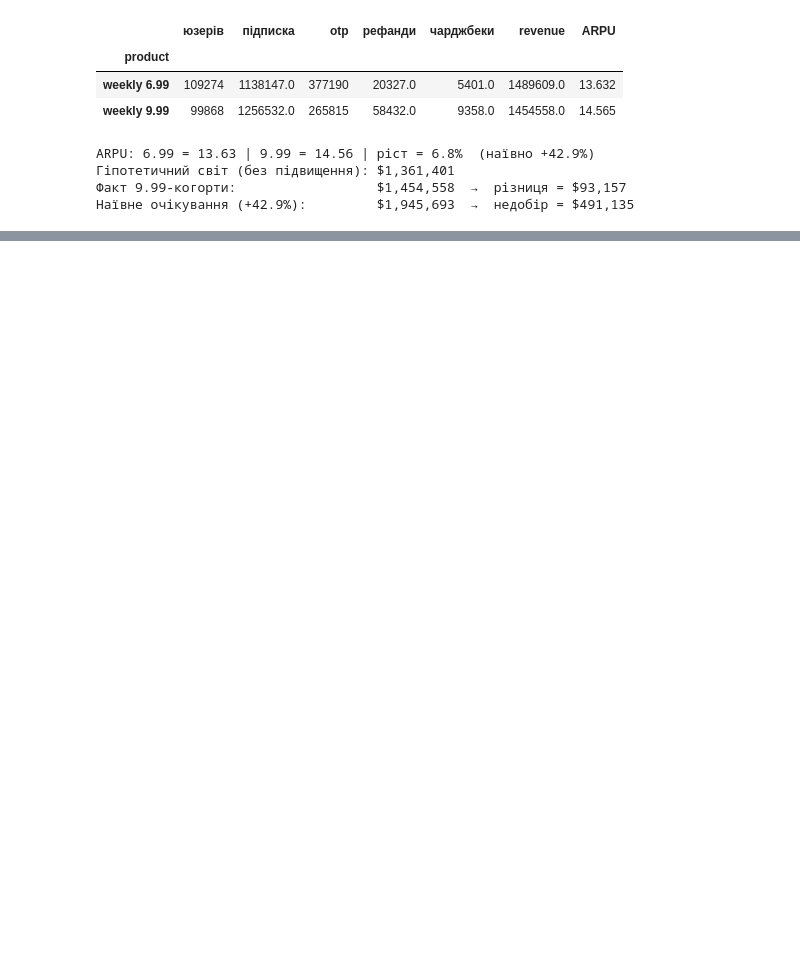
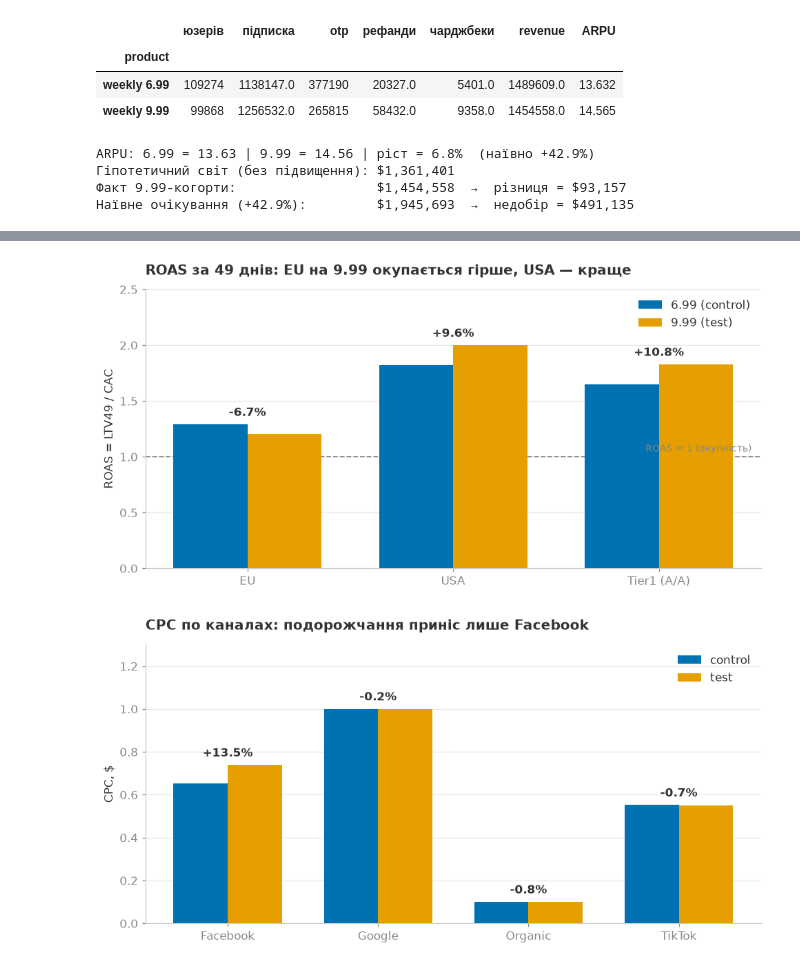
Before and after one commit to Trigger111/amo-case-nepop, a Jupyter notebook: amo_case_analysis.ipynb, the cells around one changed output, grey strips where cells are left out. Cells and saved outputs as stored; diff of their text form; code cells hidden in the pictures; blank space fills up the shorter version.

```diff
--- a/amo_case_analysis.ipynb
+++ b/amo_case_analysis.ipynb
@@ -892,0 +963,12 @@ ARPU: 6.99 = 13.63 | 9.99 = 14.56 | ріст = 6.8%  (наївно +42.9%)
+# %%
+df_marketing_spend_data['date'] = pd.to_datetime(df_marketing_spend_data['date'])
+
+# 1) какой период покрывают расходы?
+display(df_marketing_spend_data['date'].agg(['min', 'max']))
+
+# 2) структура: каналы × регионы × группы
+display(df_marketing_spend_data.groupby(['channel', 'country_group', 'group']).size())
+
+# 3) деньги: спенд по регион × группа + CPC по группам
+display(df_marketing_spend_data.groupby(['country_group', 'group'])['spend'].sum())
+display(df_marketing_spend_data.groupby('group').apply(lambda g: g['spend'].sum() / g['clicks'].sum()))
@@ -892,0 +1076,36 @@ ARPU: 6.99 = 13.63 | 9.99 = 14.56 | ріст = 6.8%  (наївно +42.9%)
+# %%
+# --- Графіки Блоку 4 ---
+
+# Графік 1: ROAS по регіонах
+regs = ['EU', 'USA', 'Tier1']
+fig, ax = plt.subplots(figsize=(9, 4.6)); x = np.arange(3); w = 0.36
+ax.bar(x - w/2, roas.loc[regs, 'control'], w, color=C699, label='6.99 (control)', zorder=3)
+ax.bar(x + w/2, roas.loc[regs, 'test'],    w, color=C999, label='9.99 (test)', zorder=3)
+for i, r in enumerate(regs):
+    ax.annotate(f"{delta_roas[r]:+.1f}%", (i, max(roas.loc[r])), textcoords='offset points',
+                xytext=(0, 8), ha='center', fontweight='bold')
+ax.axhline(1.0, ls='--', lw=1.2, color=CMUT)
+ax.annotate('ROAS = 1 (окупність)', (2.45, 1.0), textcoords='offset points', xytext=(0, 5),
+            ha='right', fontsize=9, color=CMUT)
+ax.set_xticks(x); ax.set_xticklabels(['EU', 'USA', 'Tier1 (A/A)'])
+ax.set_title('ROAS за 49 днів: EU на 9.99 окупається гірше, USA — краще', fontweight='bold', pad=14, loc='left')
+ax.set_ylabel('ROAS = LTV49 / CAC'); ax.set_ylim(0, roas.values.max() * 1.25)
+ax.grid(axis='y'); ax.set_axisbelow(True); ax.legend(frameon=False)
+plt.tight_layout(); plt.show()
+
+# Графік 2: CPC по каналах
+chs = list(cpc_ch.index)
+fig, ax = plt.subplots(figsize=(9, 4.6)); x = np.arange(len(chs)); w = 0.36
+ax.bar(x - w/2, cpc_ch['control'], w, color=C699, label='control', zorder=3)
+ax.bar(x + w/2, cpc_ch['test'],    w, color=C999, label='test', zorder=3)
+for i, c in enumerate(chs):
+    ax.annotate(f"{cpc_ch.loc[c, 'Δ_%']:+.1f}%", (i, max(cpc_ch.loc[c, ['control', 'test']])),
+                textcoords='offset points', xytext=(0, 8), ha='center', fontweight='bold')
+ax.set_xticks(x); ax.set_xticklabels(chs)
+ax.set_title('CPC по каналах: подорожчання приніс лише Facebook', fontweight='bold', pad=14, loc='left')
+ax.set_ylabel('CPC, \\$'); ax.set_ylim(0, cpc_ch[['control', 'test']].values.max() * 1.3)
+ax.grid(axis='y'); ax.set_axisbelow(True); ax.legend(frameon=False)
+plt.tight_layout(); plt.show()
+# %% [output]
+[figure, added]
+[figure, added]
```
Also changed, not shown: parts of 15 cells of this notebook, 2 other files.
